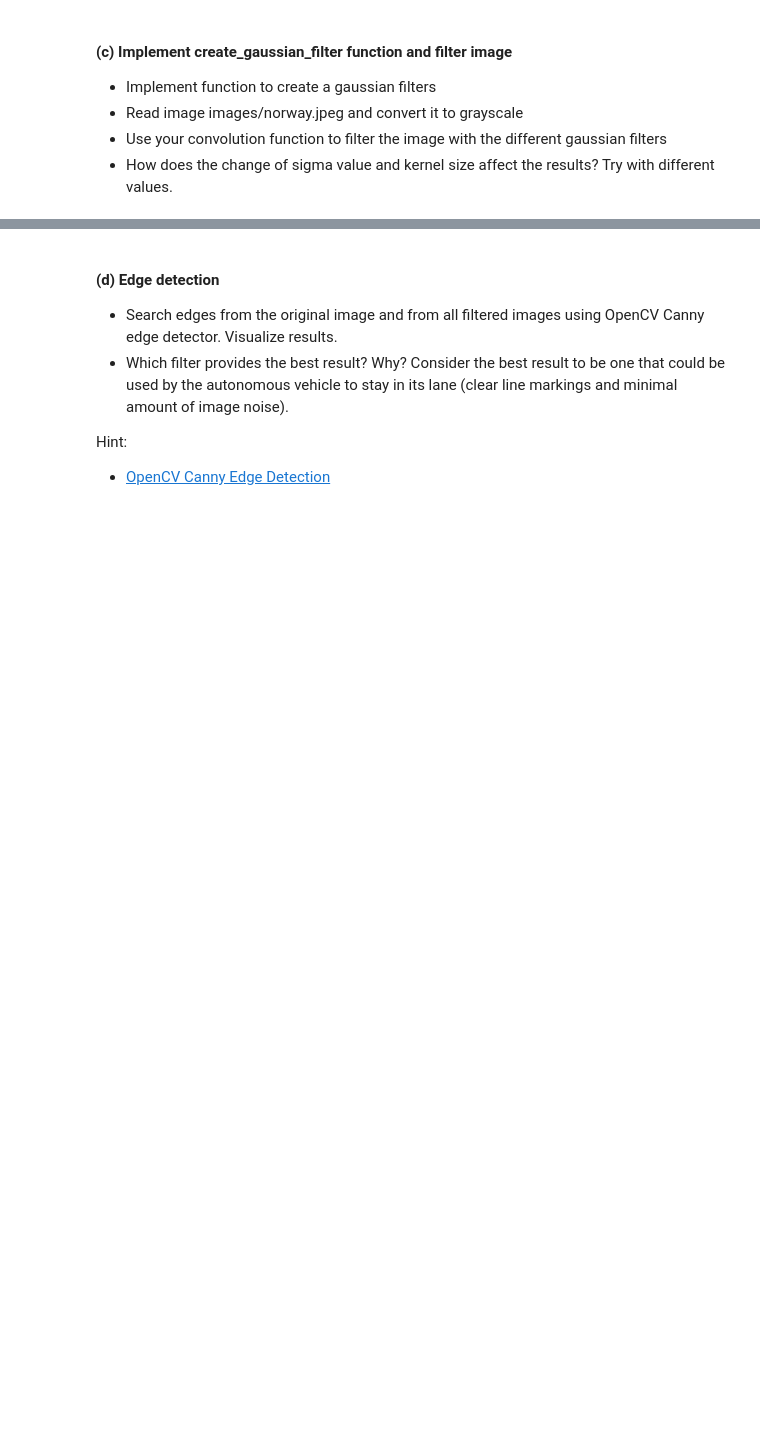
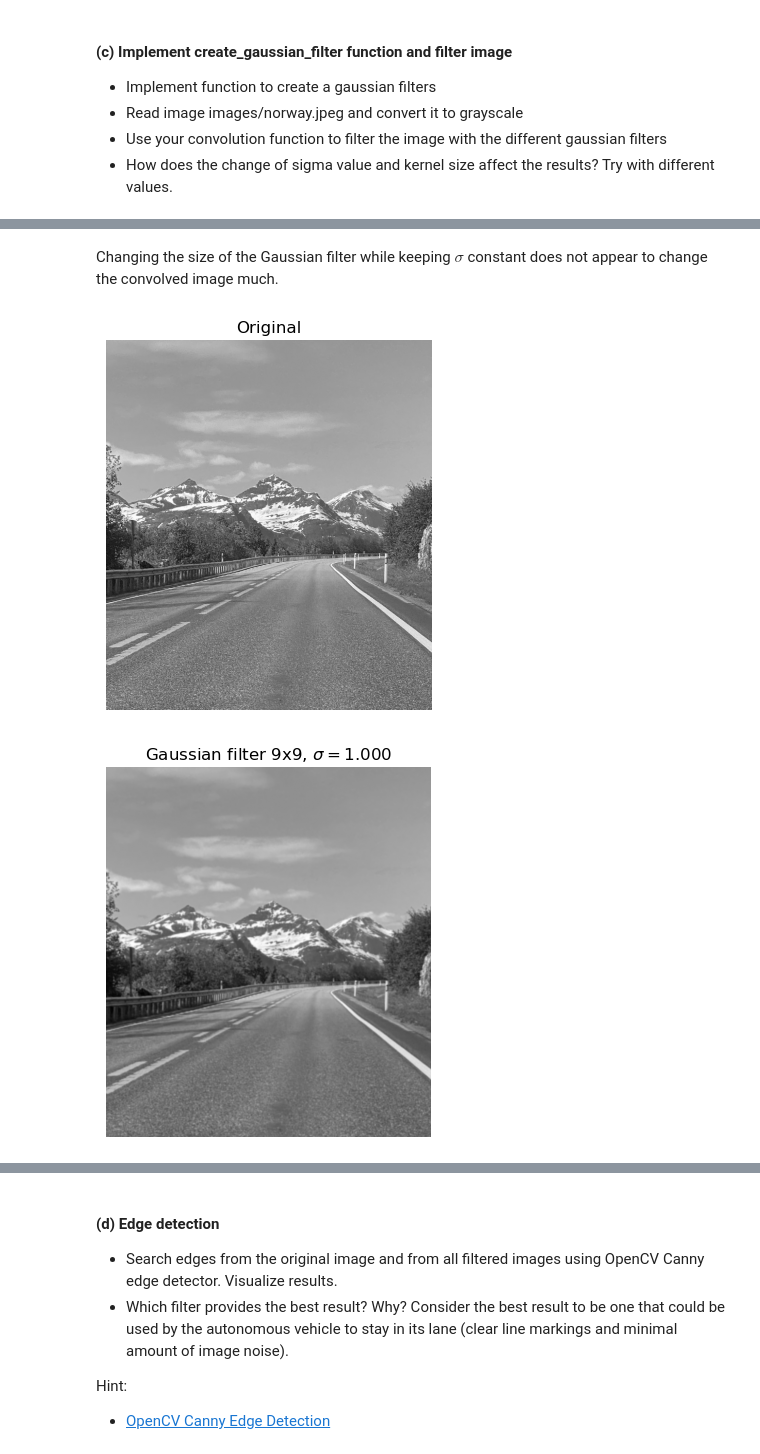
Before and after one commit to macpalor/computer-vision, a Jupyter notebook: ex2/CV-2025-exercises-02.ipynb, the cells around one changed output, grey strips where cells are left out. Cells and saved outputs as stored; diff of their text form; code cells hidden in the pictures; blank space fills up the shorter version.

```diff
--- a/ex2/CV-2025-exercises-02.ipynb
+++ b/ex2/CV-2025-exercises-02.ipynb
@@ -135,0 +145,16 @@ plt.tight_layout()
+# %% [markdown]
+Changing the size of the Gaussian filter while keeping $\sigma$ constant does not appear to change the convolved image much.
+# %%
+img = cv2.imread("images/norway.jpg", cv2.IMREAD_GRAYSCALE)
+sigmas = np.linspace(1.0, 3.0, 4)
+filters = [create_gaussian_filter(9, i) for i in np.linspace(1.0, 3.0, 4)]
+filtered = [convolution(img, gaussian_filter) for gaussian_filter in filters]
+imgs = [img] + filtered
+titles = ["Original"] + \
+    [f"Gaussian filter 9x9, " + r"$\sigma = $" + f"{sigma:.3f}" for sigma in sigmas]
+
+for img, title in zip(imgs, titles):
+    show_image(img, title)
+# %% [output]
+[figure, added]
+[figure, added]
```
Also changed, not shown: parts of 5 cells of this notebook.
